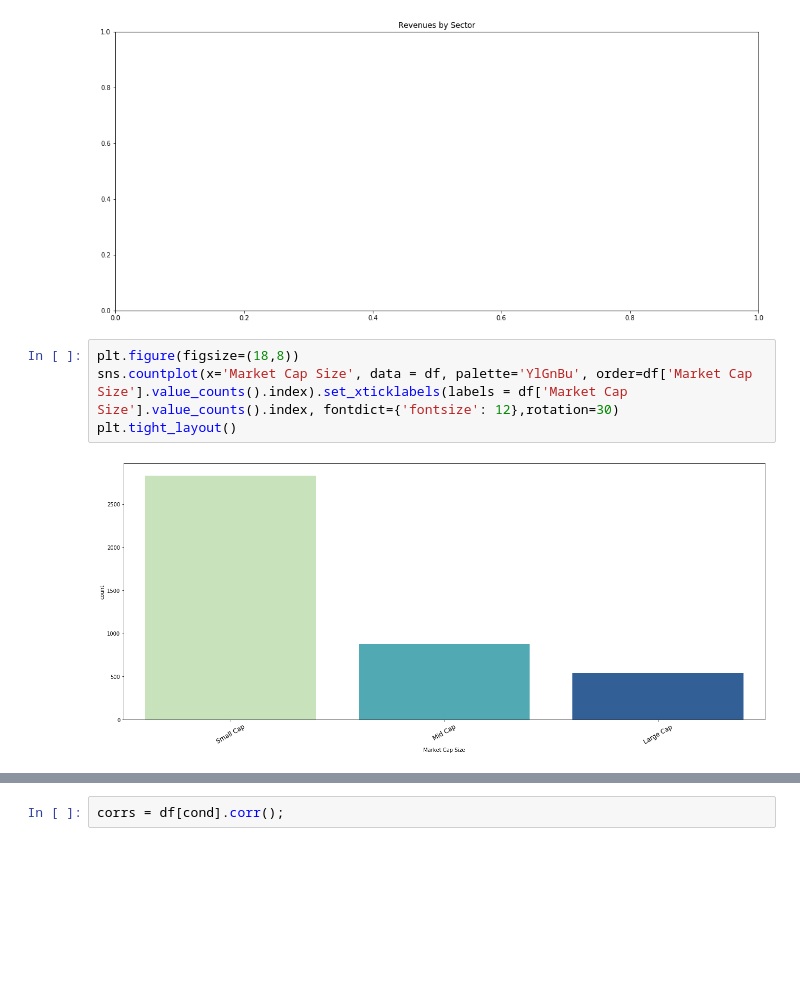
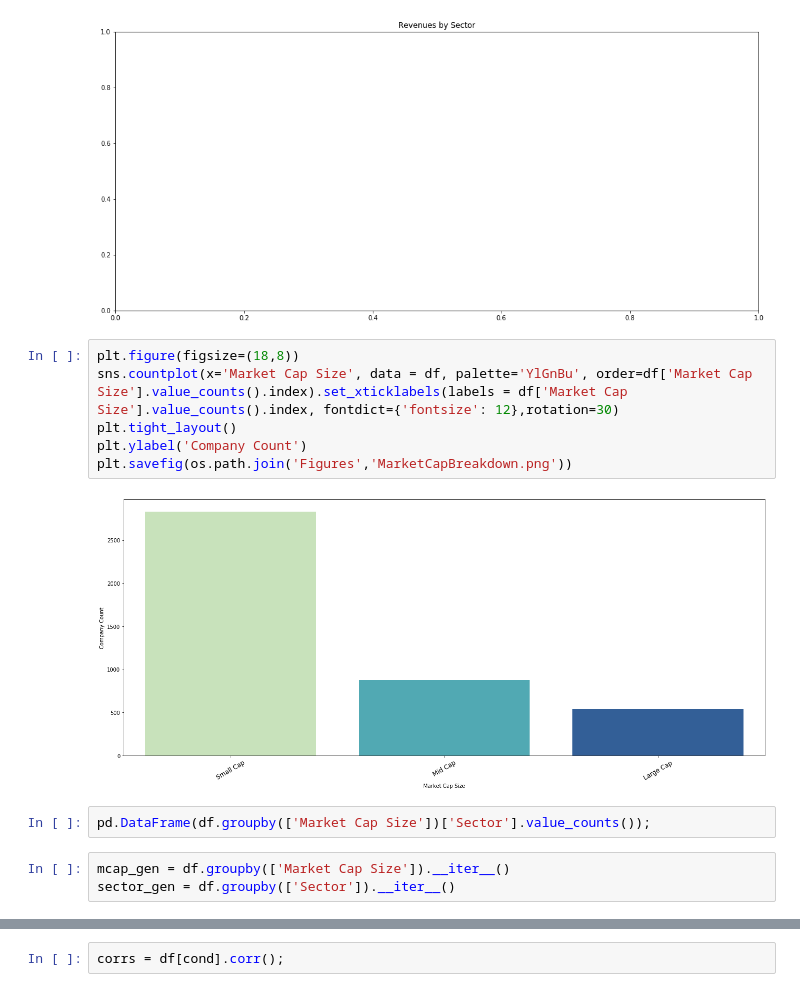
Before and after one commit to daniel-valdes/stock-eda, a Jupyter notebook: eda.ipynb, the cells around one changed output, grey strips where cells are left out. Drawn from its saved outputs; the diff is of its cells as text; blank space fills up the shorter version.

Commit message:
Adding Market Cap Breakdown

```diff
--- a/eda.ipynb
+++ b/eda.ipynb
@@ -76,6 +76,13 @@ NameError: name 'sector_count' is not defined
 # %%
 plt.figure(figsize=(18,8))
 sns.countplot(x='Market Cap Size', data = df, palette='YlGnBu', order=df['Market Cap Size'].value_counts().index).set_xticklabels(labels = df['Market Cap Size'].value_counts().index, fontdict={'fontsize': 12},rotation=30)
 plt.tight_layout()
+plt.ylabel('Company Count')
+plt.savefig(os.path.join('Figures','MarketCapBreakdown.png'))
 # %% [output]
-[figure, old version]
+[figure, new version]
+# %%
+pd.DataFrame(df.groupby(['Market Cap Size'])['Sector'].value_counts());
+# %%
+mcap_gen = df.groupby(['Market Cap Size']).__iter__()
+sector_gen = df.groupby(['Sector']).__iter__()
```
Also changed, not shown: parts of 3 cells of this notebook, 1 other file.
